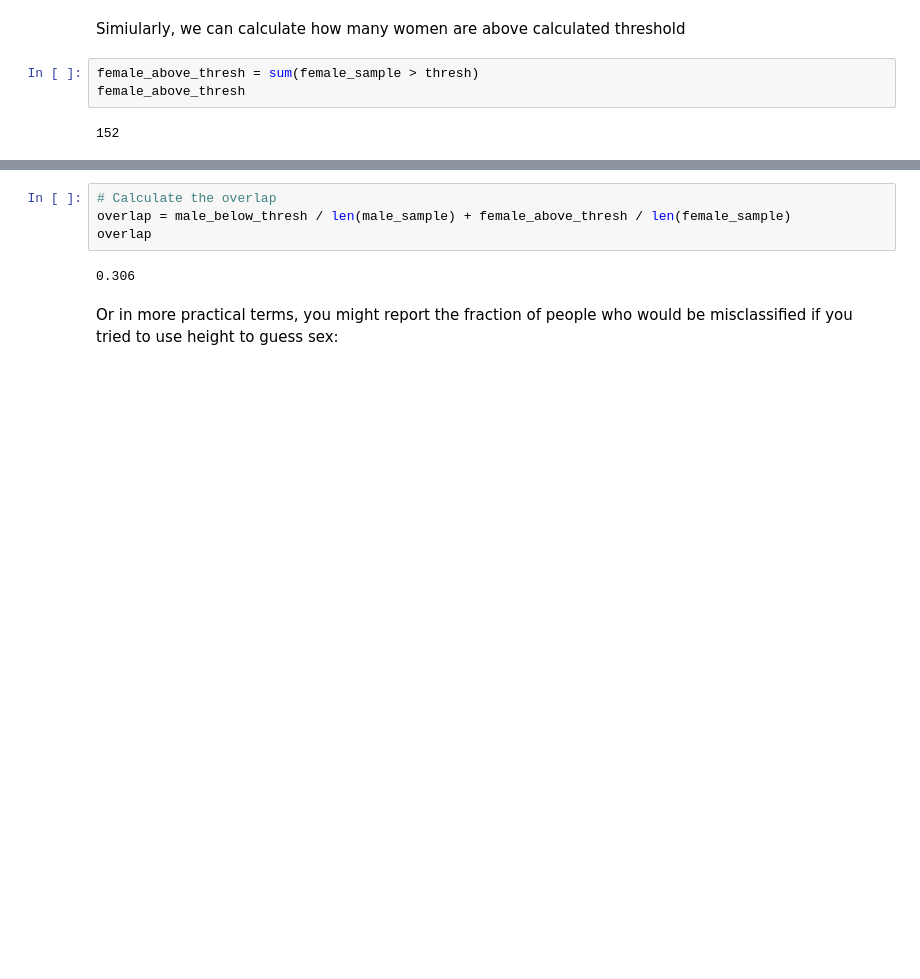
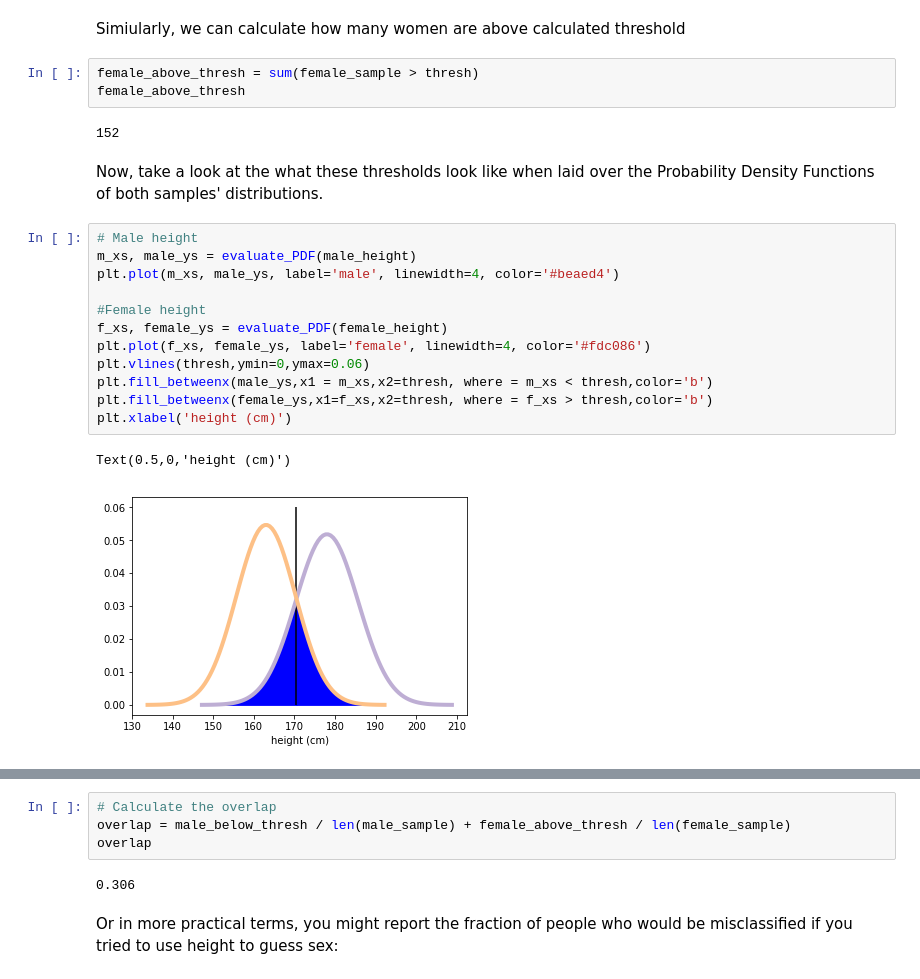
Before and after one commit to learn-co-curriculum/dsc-effect-sizes, a Jupyter notebook: index.ipynb, the cells around one changed output, grey strips where cells are left out. Drawn from its saved outputs; the diff is of its cells as text; blank space fills up the shorter version.

Commit message:
added auc graph image

```diff
--- a/index.ipynb
+++ b/index.ipynb
@@ -250,4 +250,21 @@ female_above_thresh = sum(female_sample > thresh)
 female_above_thresh
 # %% [output]
 152
+# %% [markdown]
+Now, take a look at the what these thresholds look like when laid over the Probability Density Functions of both samples' distributions.
+# %%
+# Male height
+m_xs, male_ys = evaluate_PDF(male_height)
+plt.plot(m_xs, male_ys, label='male', linewidth=4, color='#beaed4')
+
+#Female height
+f_xs, female_ys = evaluate_PDF(female_height)
+plt.plot(f_xs, female_ys, label='female', linewidth=4, color='#fdc086')
+plt.vlines(thresh,ymin=0,ymax=0.06)
+plt.fill_betweenx(male_ys,x1 = m_xs,x2=thresh, where = m_xs < thresh,color='b')
+plt.fill_betweenx(female_ys,x1=f_xs,x2=thresh, where = f_xs > thresh,color='b')
+plt.xlabel('height (cm)')
+# %% [output]
+Text(0.5,0,'height (cm)')
+[figure, added]
 # %% [markdown]
```
Also changed, not shown: parts of 30 cells of this notebook, 4 other files.
